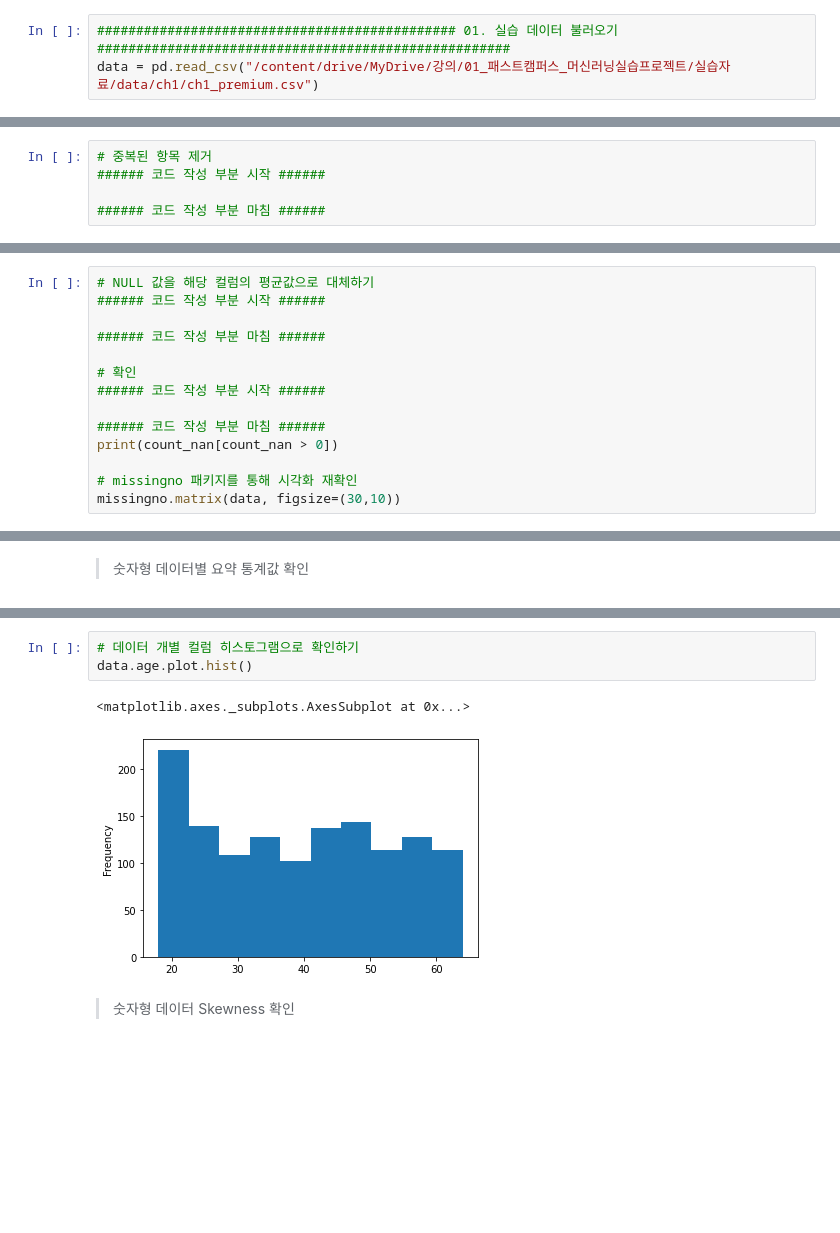
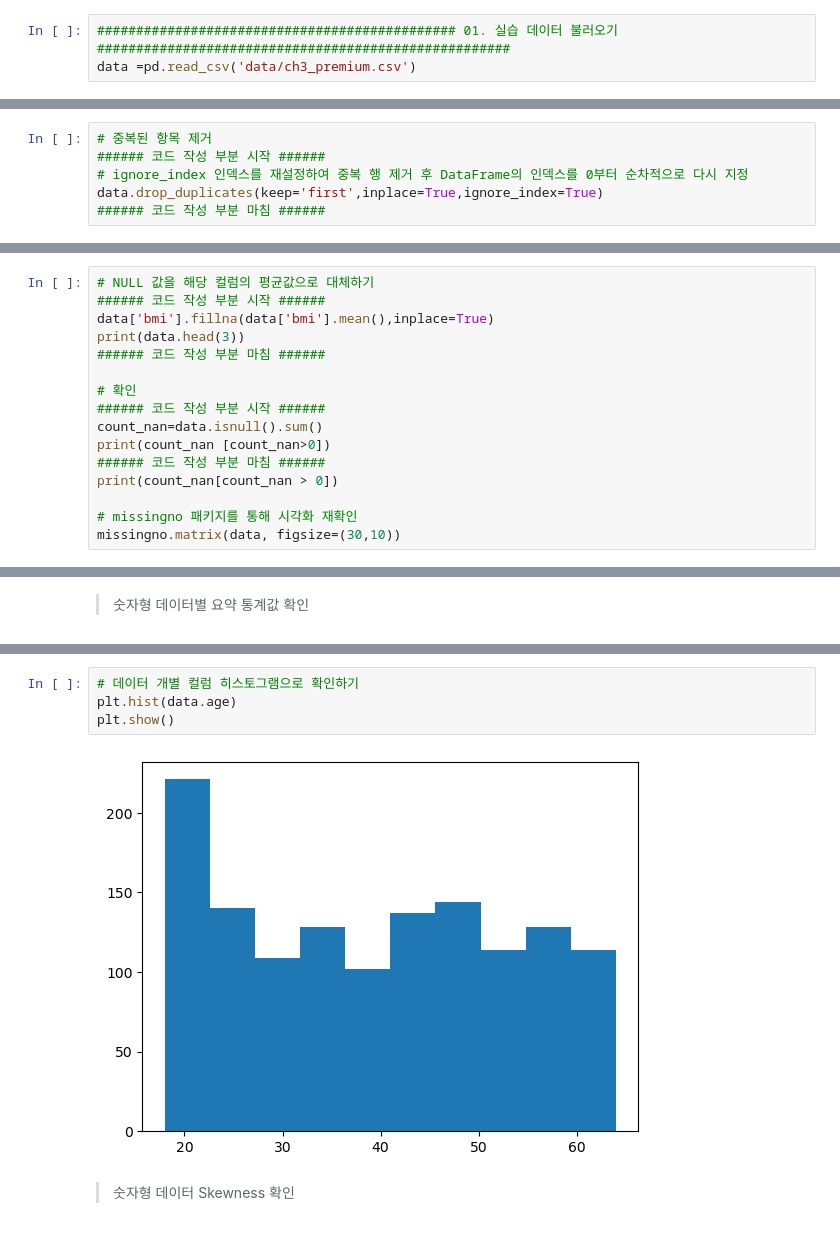
Before and after one commit to hyangshim/04.MachineLearning, a Jupyter notebook: 프로젝트/Ch03_[실습1]_보험료_예측하기_practice.ipynb, the cells around one changed output, grey strips where cells are left out. Drawn from its saved outputs; the diff is of its cells as text; blank space fills up the shorter version.

```diff
--- a/프로젝트/Ch03_[실습1]_보험료_예측하기_practice.ipynb
+++ b/프로젝트/Ch03_[실습1]_보험료_예측하기_practice.ipynb
@@ -48,7 +46,7 @@ ModuleNotFoundError: No module named 'missingno'
 # drive.mount('/content/drive')
 # %%
 ############################################## 01. 실습 데이터 불러오기 #####################################################
-data = pd.read_csv("/content/drive/MyDrive/강의/01_패스트캠퍼스_머신러닝실습프로젝트/실습자료/data/ch1/ch1_premium.csv")
+data =pd.read_csv('data/ch3_premium.csv')
 # %% [markdown]
 ### 1. 어떤 질문을 풀거나 틀렸다고 증명하려고 하는가?
 > 보험사 고객 정보를 통해 보험료 예측 모델을 생성하려고 한다.
@@ -100,7 +111,8 @@ print(data.head(15))
 # %%
 # 중복된 항목 제거
 ###### 코드 작성 부분 시작 ######
-
+# ignore_index 인덱스를 재설정하여 중복 행 제거 후 DataFrame의 인덱스를 0부터 순차적으로 다시 지정
+data.drop_duplicates(keep='first',inplace=True,ignore_index=True)
 ###### 코드 작성 부분 마침 ######
 # %% [markdown]
 ### 3. 어떤 종류의 데이터가 있으며 다른 데이터 타입들을 어떻게 다루려고 하는가?
@@ -293,12 +341,14 @@ sns.heatmap(data.isnull(), cbar=False, yticklabels=False, cmap='viridis')
 # %%
 # NULL 값을 해당 컬럼의 평균값으로 대체하기
 ###### 코드 작성 부분 시작 ######
-
+data['bmi'].fillna(data['bmi'].mean(),inplace=True)
+print(data.head(3))
 ###### 코드 작성 부분 마침 ######
 
 # 확인
 ###### 코드 작성 부분 시작 ######
-
+count_nan=data.isnull().sum()
+print(count_nan [count_nan>0])
 ###### 코드 작성 부분 마침 ######
 print(count_nan[count_nan > 0])
 
@@ -325,10 +381,10 @@ display(data.describe().T)
 | charges | 1337.0 | 13279.121487 | 12110.359656 | 1121.8739 | 4746.344 | 9386.1613 | 16657.71745 | 63770.42801 |
 # %%
 # 데이터 개별 컬럼 히스토그램으로 확인하기
-data.age.plot.hist()
+plt.hist(data.age)
+plt.show()
 # %% [output]
-<matplotlib.axes._subplots.AxesSubplot at 0x...>
-[figure, old version]
+[figure, new version]
 # %% [markdown]
 > 숫자형 데이터 Skewness 확인
 # %%
```
Also changed, not shown: parts of 29 cells of this notebook, 3 other files.
